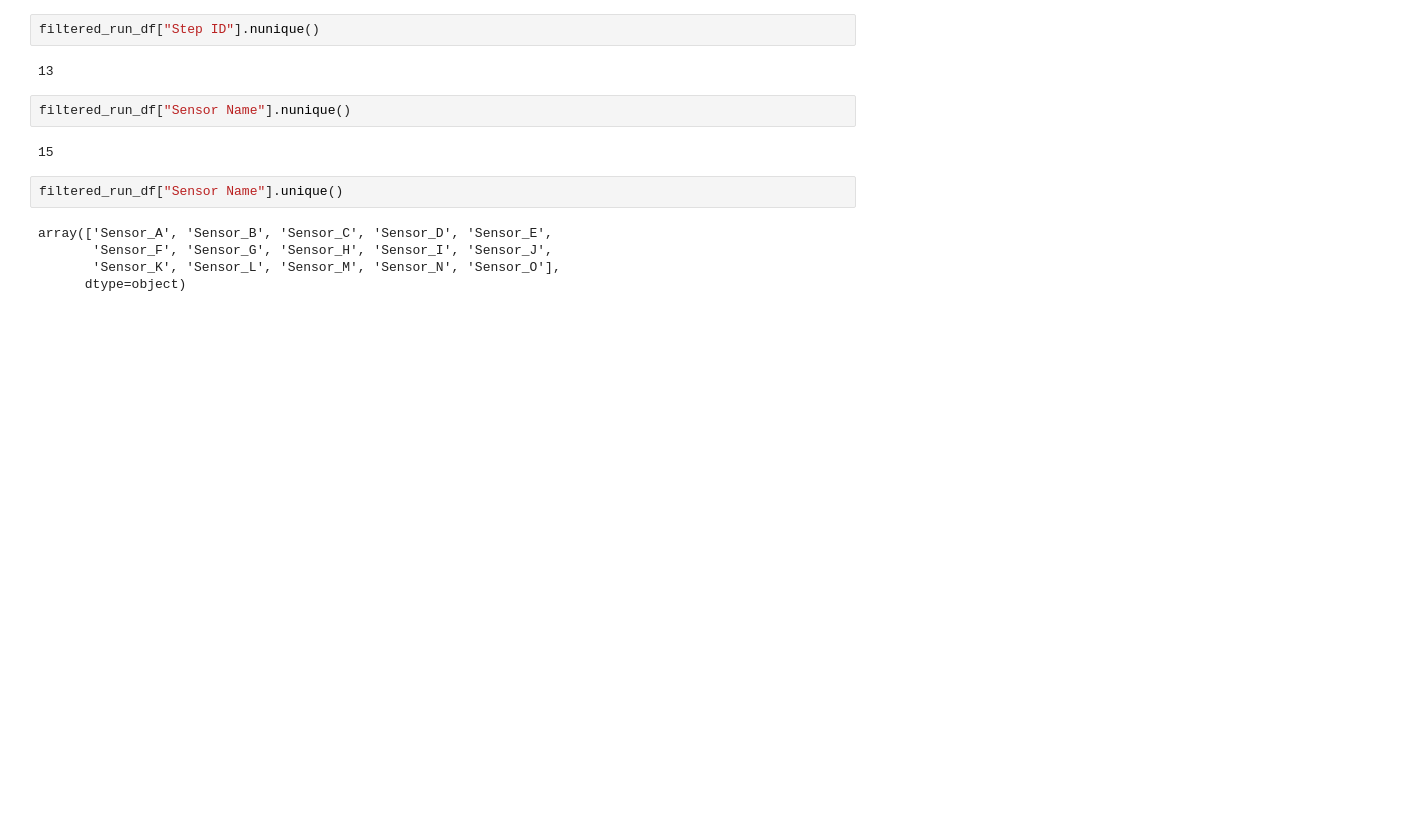
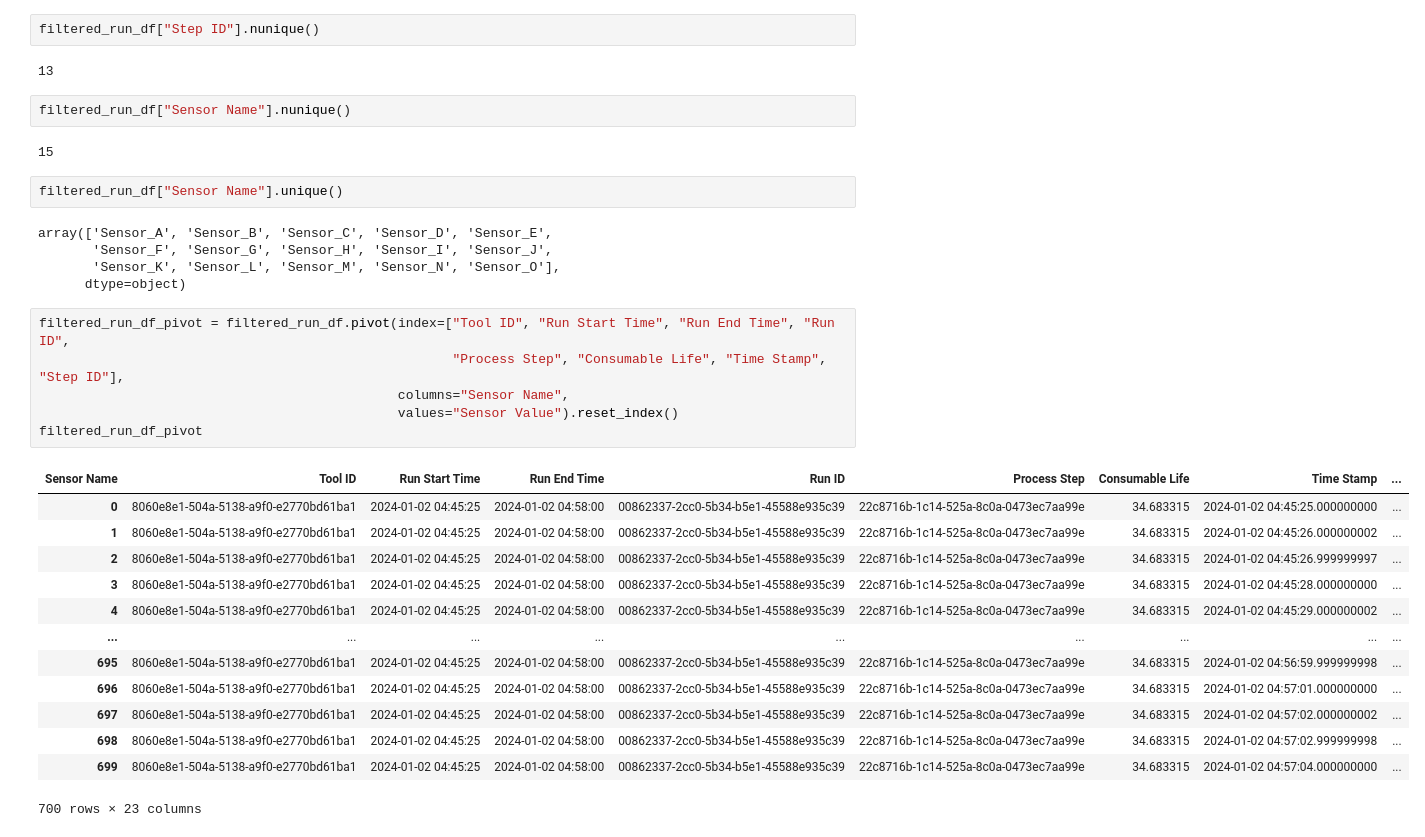
Before and after one commit to alvinnnnnnnnnn/Micron-AI-Challenge, a Jupyter notebook: script.ipynb, the cells around one changed output. Drawn from its saved outputs; the diff is of its cells as text; blank space fills up the shorter version.

```diff
--- a/script.ipynb
+++ b/script.ipynb
@@ -442,3 +442,23 @@ array(['Sensor_A', 'Sensor_B', 'Sensor_C', 'Sensor_D', 'Sensor_E',
        'Sensor_F', 'Sensor_G', 'Sensor_H', 'Sensor_I', 'Sensor_J',
        'Sensor_K', 'Sensor_L', 'Sensor_M', 'Sensor_N', 'Sensor_O'],
       dtype=object)
+# %%
+filtered_run_df_pivot = filtered_run_df.pivot(index=["Tool ID", "Run Start Time", "Run End Time", "Run ID",
+                                                     "Process Step", "Consumable Life", "Time Stamp", "Step ID"],
+                                              columns="Sensor Name",
+                                              values="Sensor Value").reset_index()
+filtered_run_df_pivot
+# %% [output]
+| Sensor Name | Tool ID | Run Start Time | Run End Time | Run ID | Process Step | Consumable Life | Time Stamp | ... |
+| 0 | 8060e8e1-504a-5138-a9f0-e2770bd61ba1 | 2024-01-02 04:45:25 | 2024-01-02 04:58:00 | 00862337-2cc0-5b34-b5e1-45588e935c39 | 22c8716b-1c14-525a-8c0a-0473ec7aa99e | 34.683315 | 2024-01-02 04:45:25.000000000 | ... |
+| 1 | 8060e8e1-504a-5138-a9f0-e2770bd61ba1 | 2024-01-02 04:45:25 | 2024-01-02 04:58:00 | 00862337-2cc0-5b34-b5e1-45588e935c39 | 22c8716b-1c14-525a-8c0a-0473ec7aa99e | 34.683315 | 2024-01-02 04:45:26.000000002 | ... |
+| 2 | 8060e8e1-504a-5138-a9f0-e2770bd61ba1 | 2024-01-02 04:45:25 | 2024-01-02 04:58:00 | 00862337-2cc0-5b34-b5e1-45588e935c39 | 22c8716b-1c14-525a-8c0a-0473ec7aa99e | 34.683315 | 2024-01-02 04:45:26.999999997 | ... |
+| 3 | 8060e8e1-504a-5138-a9f0-e2770bd61ba1 | 2024-01-02 04:45:25 | 2024-01-02 04:58:00 | 00862337-2cc0-5b34-b5e1-45588e935c39 | 22c8716b-1c14-525a-8c0a-0473ec7aa99e | 34.683315 | 2024-01-02 04:45:28.000000000 | ... |
+| 4 | 8060e8e1-504a-5138-a9f0-e2770bd61ba1 | 2024-01-02 04:45:25 | 2024-01-02 04:58:00 | 00862337-2cc0-5b34-b5e1-45588e935c39 | 22c8716b-1c14-525a-8c0a-0473ec7aa99e | 34.683315 | 2024-01-02 04:45:29.000000002 | ... |
+| ... | ... | ... | ... | ... | ... | ... | ... | ... |
+| 695 | 8060e8e1-504a-5138-a9f0-e2770bd61ba1 | 2024-01-02 04:45:25 | 2024-01-02 04:58:00 | 00862337-2cc0-5b34-b5e1-45588e935c39 | 22c8716b-1c14-525a-8c0a-0473ec7aa99e | 34.683315 | 2024-01-02 04:56:59.999999998 | ... |
+| 696 | 8060e8e1-504a-5138-a9f0-e2770bd61ba1 | 2024-01-02 04:45:25 | 2024-01-02 04:58:00 | 00862337-2cc0-5b34-b5e1-45588e935c39 | 22c8716b-1c14-525a-8c0a-0473ec7aa99e | 34.683315 | 2024-01-02 04:57:01.000000000 | ... |
+| 697 | 8060e8e1-504a-5138-a9f0-e2770bd61ba1 | 2024-01-02 04:45:25 | 2024-01-02 04:58:00 | 00862337-2cc0-5b34-b5e1-45588e935c39 | 22c8716b-1c14-525a-8c0a-0473ec7aa99e | 34.683315 | 2024-01-02 04:57:02.000000002 | ... |
+| 698 | 8060e8e1-504a-5138-a9f0-e2770bd61ba1 | 2024-01-02 04:45:25 | 2024-01-02 04:58:00 | 00862337-2cc0-5b34-b5e1-45588e935c39 | 22c8716b-1c14-525a-8c0a-0473ec7aa99e | 34.683315 | 2024-01-02 04:57:02.999999998 | ... |
+| 699 | 8060e8e1-504a-5138-a9f0-e2770bd61ba1 | 2024-01-02 04:45:25 | 2024-01-02 04:58:00 | 00862337-2cc0-5b34-b5e1-45588e935c39 | 22c8716b-1c14-525a-8c0a-0473ec7aa99e | 34.683315 | 2024-01-02 04:57:04.000000000 | ... |
+700 rows × 23 columns
```
Also changed, not shown: parts of 3 cells of this notebook.
